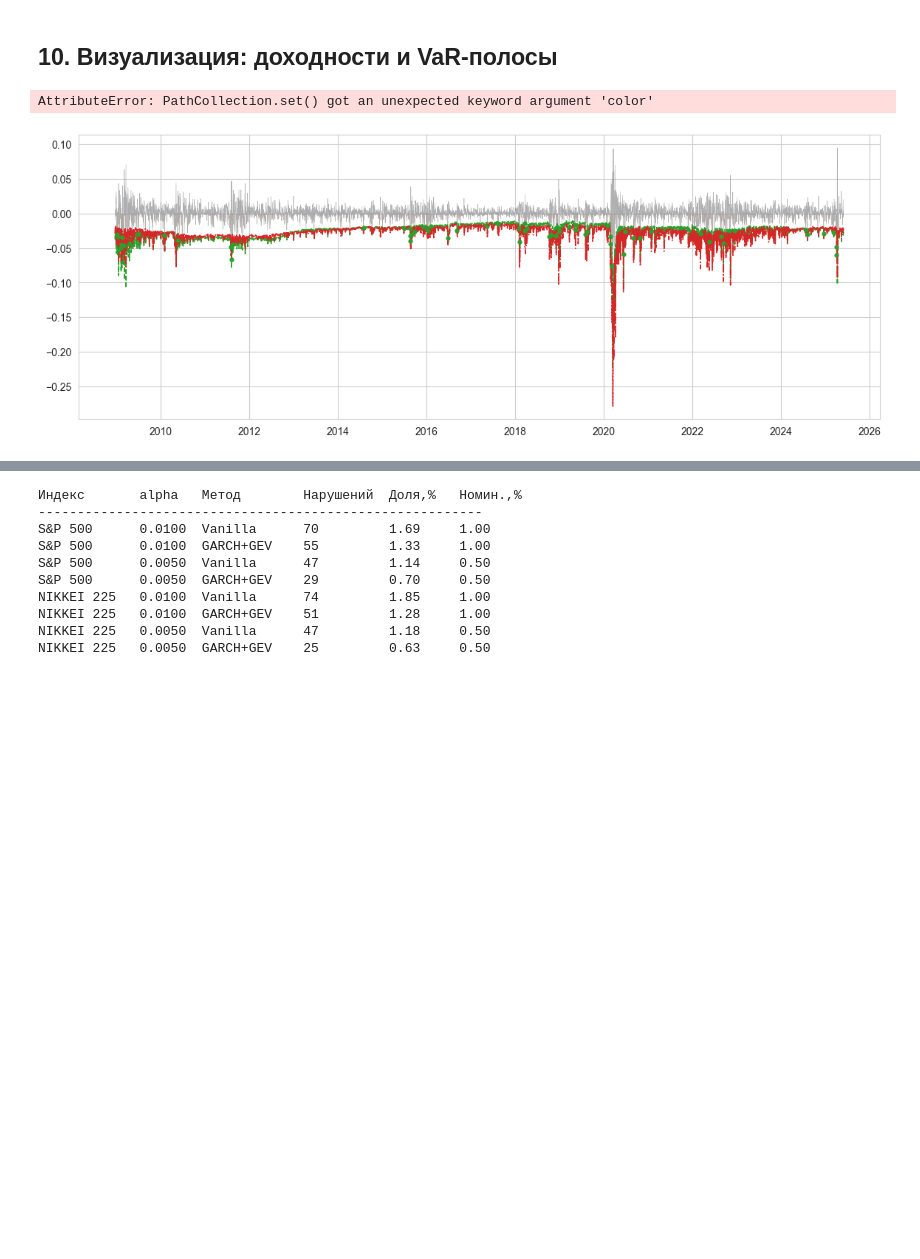
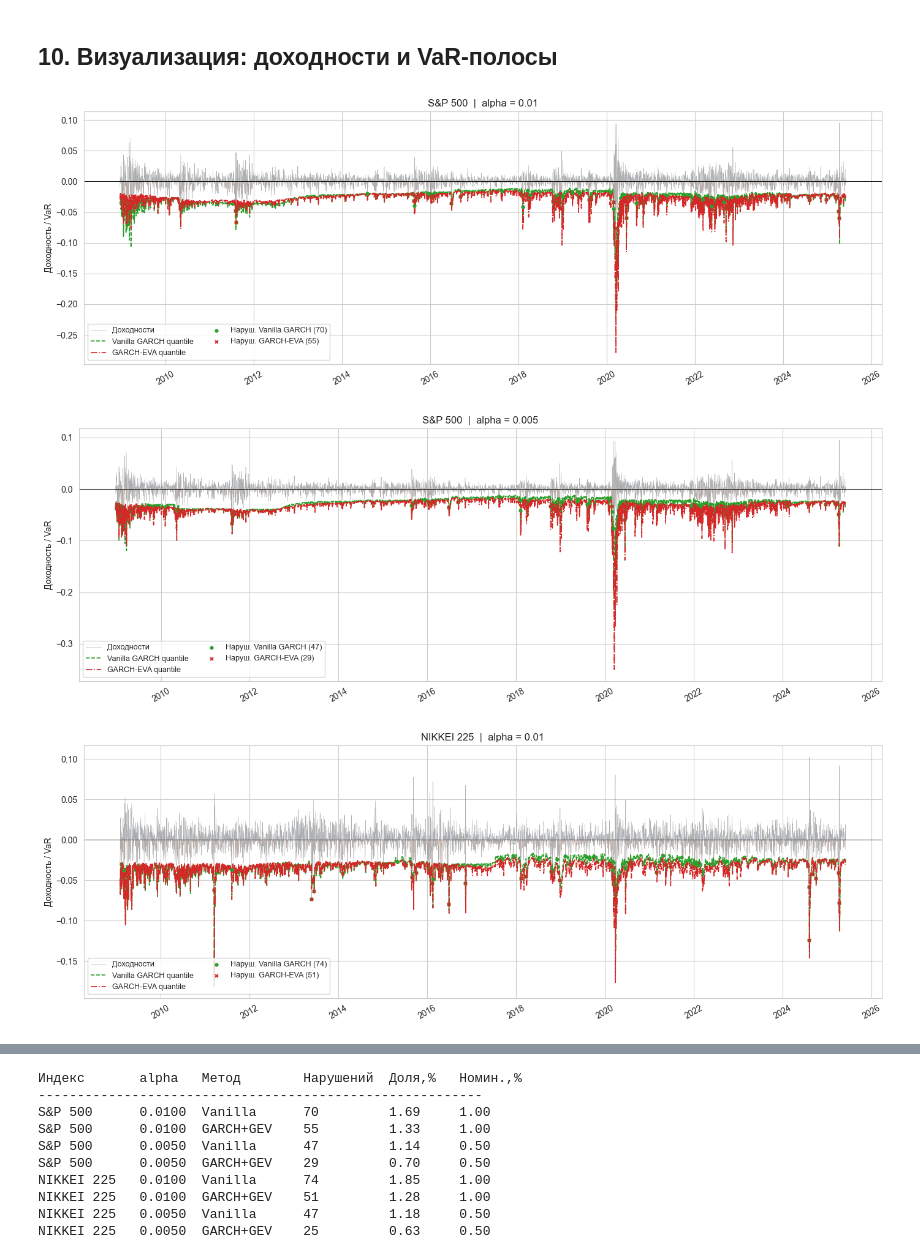
Before and after one commit to ddobryy/diploma_garch_eva, a Jupyter notebook: garch_vs_garch_eva_final.ipynb, the cells around one changed output, grey strips where cells are left out. Drawn from its saved outputs; the diff is of its cells as text; code cells hidden in the pictures; blank space fills up the shorter version.

Commit message:
Update GARCH vs GARCH-EVA final notebook

```diff
--- a/garch_vs_garch_eva_final.ipynb
+++ b/garch_vs_garch_eva_final.ipynb
@@ -330,33 +330,34 @@ for name, res_dict in results.items():
     test_idx = np.arange(WINDOW, len(r_arr))
     test_dates = dates[test_idx]
     r_test = r_arr[test_idx]
 
     for alpha in ALPHAS:
         fig, ax = plt.subplots(figsize=(14, 5))
 
         var_v = res_dict['vars'][alpha]['vanilla'][test_idx]
         var_g = res_dict['vars'][alpha]['gev'][test_idx]
 
         ax.fill_between(test_dates, r_test, 0, where=(r_test >= 0), color='#aec6e8', alpha=0.5, linewidth=0)
         ax.fill_between(test_dates, r_test, 0, where=(r_test < 0),  color='#f4a582', alpha=0.5, linewidth=0)
         ax.plot(test_dates, r_test, color='grey', linewidth=0.4, alpha=0.6, label='Доходности')
 
         ax.plot(test_dates, var_v, color='#2ca02c', linewidth=1.2, linestyle='--', label='Vanilla GARCH quantile')
         ax.plot(test_dates, var_g, color='#d62728', linewidth=1.2, linestyle='-.', label='GARCH-EVA quantile')
 
         mask_v = ~np.isnan(var_v) & (r_test < var_v)
         mask_g = ~np.isnan(var_g) & (r_test < var_g)
         ax.scatter(test_dates[mask_v], r_test[mask_v], color='#2ca02c', s=12, zorder=5, label=f'Наруш. Vanilla GARCH ({mask_v.sum()})')
-        ax.scatter(test_dates[mask_g], r_test[mask_g], сolor='#d62728', s=12, marker='x', zorder=5, label=f'Наруш. GARCH-EVA ({mask_g.sum()})')
+        ax.scatter(test_dates[mask_g], r_test[mask_g], color='#d62728', s=12, marker='x', zorder=5, label=f'Наруш. GARCH-EVA ({mask_g.sum()})')
 
         ax.axhline(0, color='black', linewidth=0.6)
         ax.set_title(f'{name}  |  alpha = {alpha}', fontsize=12)
         ax.set_ylabel('Доходность / VaR')
         ax.legend(fontsize=9, loc='lower left', ncol=2)
         ax.tick_params(axis='x', labelrotation=30)
 
         plt.tight_layout()
         plt.show()
 # %% [output]
-AttributeError: PathCollection.set() got an unexpected keyword argument 'сolor'
-[figure, old version]
+[figure, new version]
+[figure, added]
+[figure, added]
```
Also changed, not shown: parts of 1 cell of this notebook.
